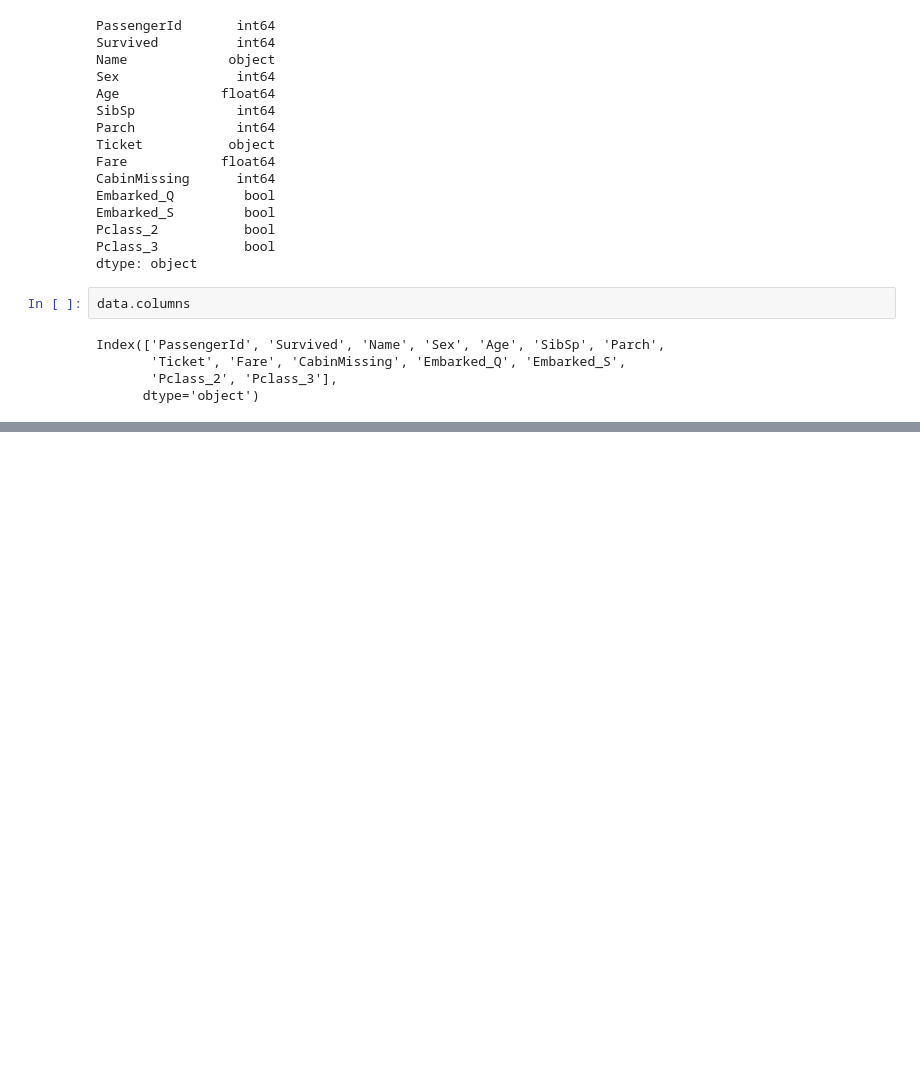
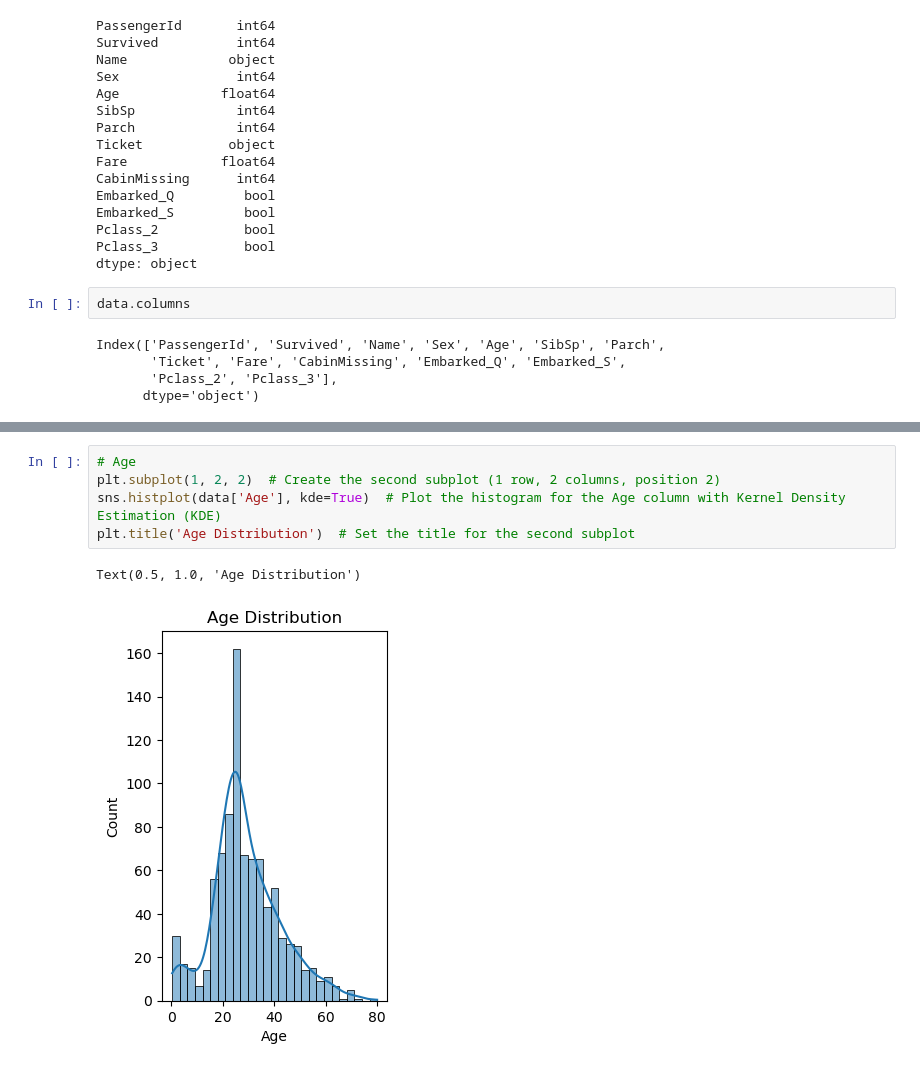
Before and after one commit to canoksuzoglu1/Titanic-Challenge, a Jupyter notebook: Titanic Challenge.ipynb, the cells around one changed output, grey strips where cells are left out. Cells and saved outputs as stored; diff of their text form; blank space fills up the shorter version.

Commit message:
finished second part

```diff
--- a/Titanic Challenge.ipynb
+++ b/Titanic Challenge.ipynb
@@ -588,0 +608,8 @@ Index(['PassengerId', 'Survived', 'Name', 'Sex', 'Age', 'SibSp', 'Parch',
+# %%
+# Age
+plt.subplot(1, 2, 2)  # Create the second subplot (1 row, 2 columns, position 2)
+sns.histplot(data['Age'], kde=True)  # Plot the histogram for the Age column with Kernel Density Estimation (KDE)
+plt.title('Age Distribution')  # Set the title for the second subplot
+# %% [output]
+Text(0.5, 1.0, 'Age Distribution')
+[figure, added]
```
Also changed, not shown: parts of 14 cells of this notebook.
